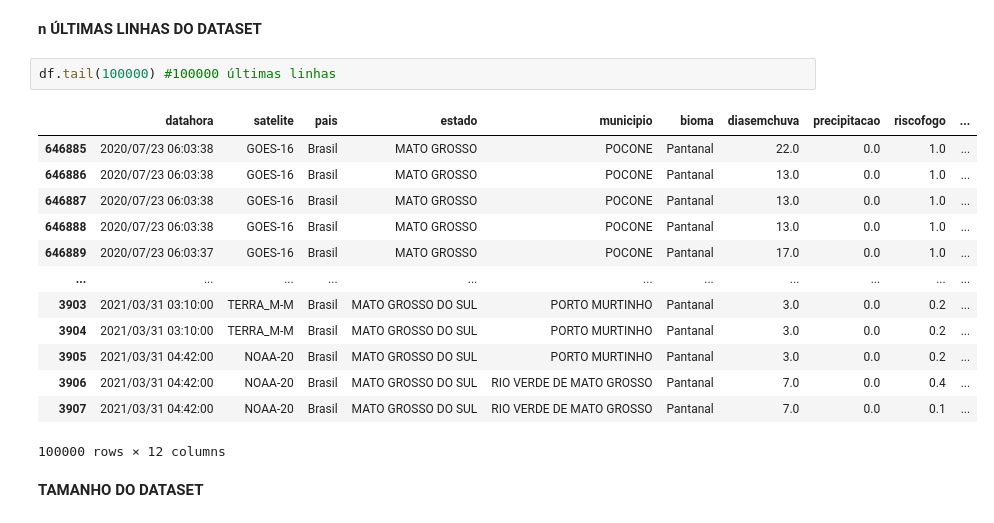
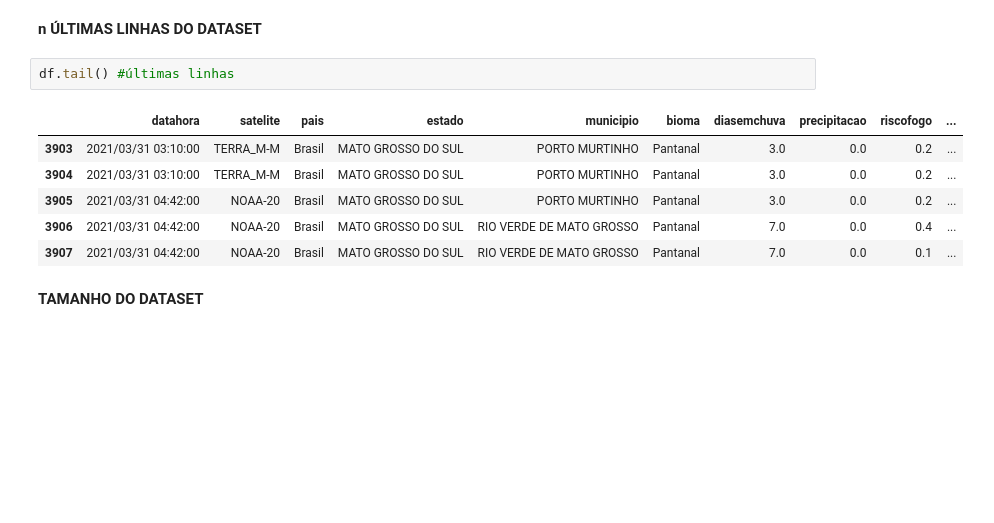
Before and after one commit to charlespimentel/PROJ_QUEIMA_BR, a Jupyter notebook: Inpe_12_21.ipynb, the cells around one changed output. Cells and saved outputs as stored; diff of their text form; blank space fills up the shorter version.

```diff
--- a/Inpe_12_21.ipynb
+++ b/Inpe_12_21.ipynb
@@ -77,21 +59,14 @@ df.head(140000) #140000 primeiras linhas
 # %% [markdown]
 **n ÚLTIMAS LINHAS DO DATASET**
 # %%
-df.tail(100000) #100000 últimas linhas
+df.tail() #últimas linhas
 # %% [output]
 |  | datahora | satelite | pais | estado | municipio | bioma | diasemchuva | precipitacao | riscofogo | ... |
-| 646885 | 2020/07/23 06:03:38 | GOES-16 | Brasil | MATO GROSSO | POCONE | Pantanal | 22.0 | 0.0 | 1.0 | ... |
-| 646886 | 2020/07/23 06:03:38 | GOES-16 | Brasil | MATO GROSSO | POCONE | Pantanal | 13.0 | 0.0 | 1.0 | ... |
-| 646887 | 2020/07/23 06:03:38 | GOES-16 | Brasil | MATO GROSSO | POCONE | Pantanal | 13.0 | 0.0 | 1.0 | ... |
-| 646888 | 2020/07/23 06:03:38 | GOES-16 | Brasil | MATO GROSSO | POCONE | Pantanal | 13.0 | 0.0 | 1.0 | ... |
-| 646889 | 2020/07/23 06:03:37 | GOES-16 | Brasil | MATO GROSSO | POCONE | Pantanal | 17.0 | 0.0 | 1.0 | ... |
-| ... | ... | ... | ... | ... | ... | ... | ... | ... | ... | ... |
 | 3903 | 2021/03/31 03:10:00 | TERRA_M-M | Brasil | MATO GROSSO DO SUL | PORTO MURTINHO | Pantanal | 3.0 | 0.0 | 0.2 | ... |
 | 3904 | 2021/03/31 03:10:00 | TERRA_M-M | Brasil | MATO GROSSO DO SUL | PORTO MURTINHO | Pantanal | 3.0 | 0.0 | 0.2 | ... |
 | 3905 | 2021/03/31 04:42:00 | NOAA-20 | Brasil | MATO GROSSO DO SUL | PORTO MURTINHO | Pantanal | 3.0 | 0.0 | 0.2 | ... |
 | 3906 | 2021/03/31 04:42:00 | NOAA-20 | Brasil | MATO GROSSO DO SUL | RIO VERDE DE MATO GROSSO | Pantanal | 7.0 | 0.0 | 0.4 | ... |
 | 3907 | 2021/03/31 04:42:00 | NOAA-20 | Brasil | MATO GROSSO DO SUL | RIO VERDE DE MATO GROSSO | Pantanal | 7.0 | 0.0 | 0.1 | ... |
-100000 rows × 12 columns
 # %% [markdown]
 **TAMANHO DO DATASET**
 # %%
```
Also changed, not shown: parts of 17 cells of this notebook.
